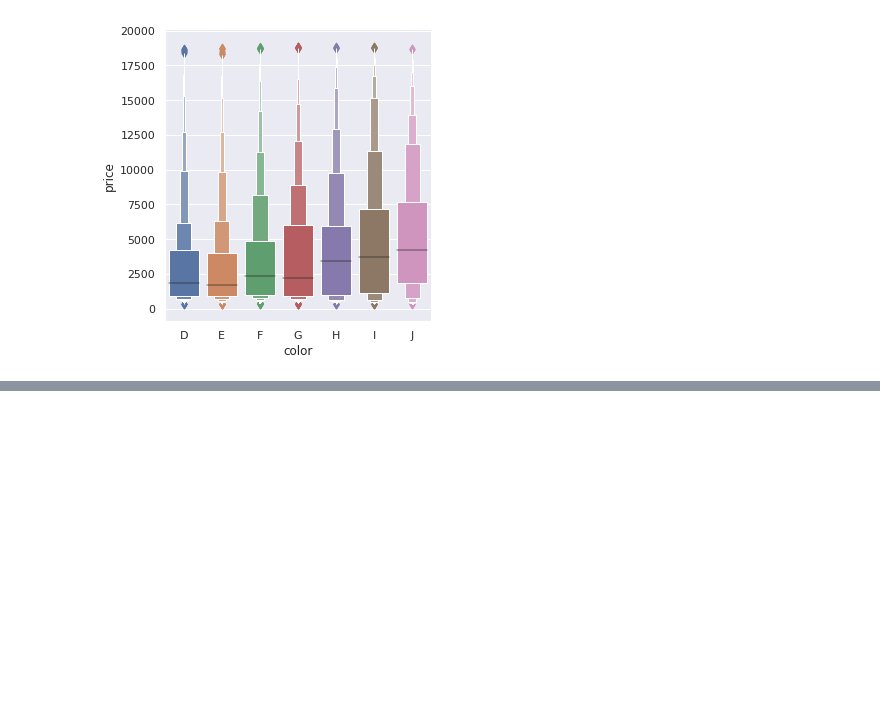
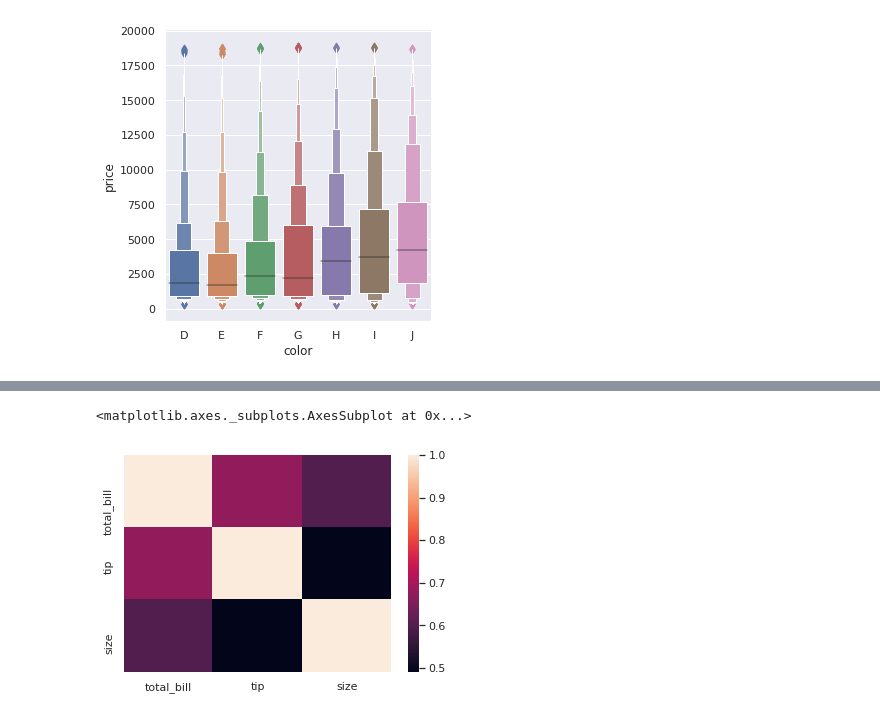
Before and after one commit to praveengurrapu/MLCourse, a Jupyter notebook: visualization/Visualization.ipynb, the cells around one changed output, grey strips where cells are left out. Saved outputs shown, nothing was run; the diff lists cells and outputs as text; code cells hidden in the pictures; blank space fills up the shorter version.

```diff
--- a/visualization/Visualization.ipynb
+++ b/visualization/Visualization.ipynb
@@ -171,0 +185,5 @@ sns.catplot(kind='boxen',x='color',y='price',data=diamonds.sort_values('color'))
+# %%
+sns.heatmap(df.corr())
+# %% [output]
+<matplotlib.axes._subplots.AxesSubplot at 0x...>
+[figure, added]
```
Also changed, not shown: parts of 7 cells of this notebook.
